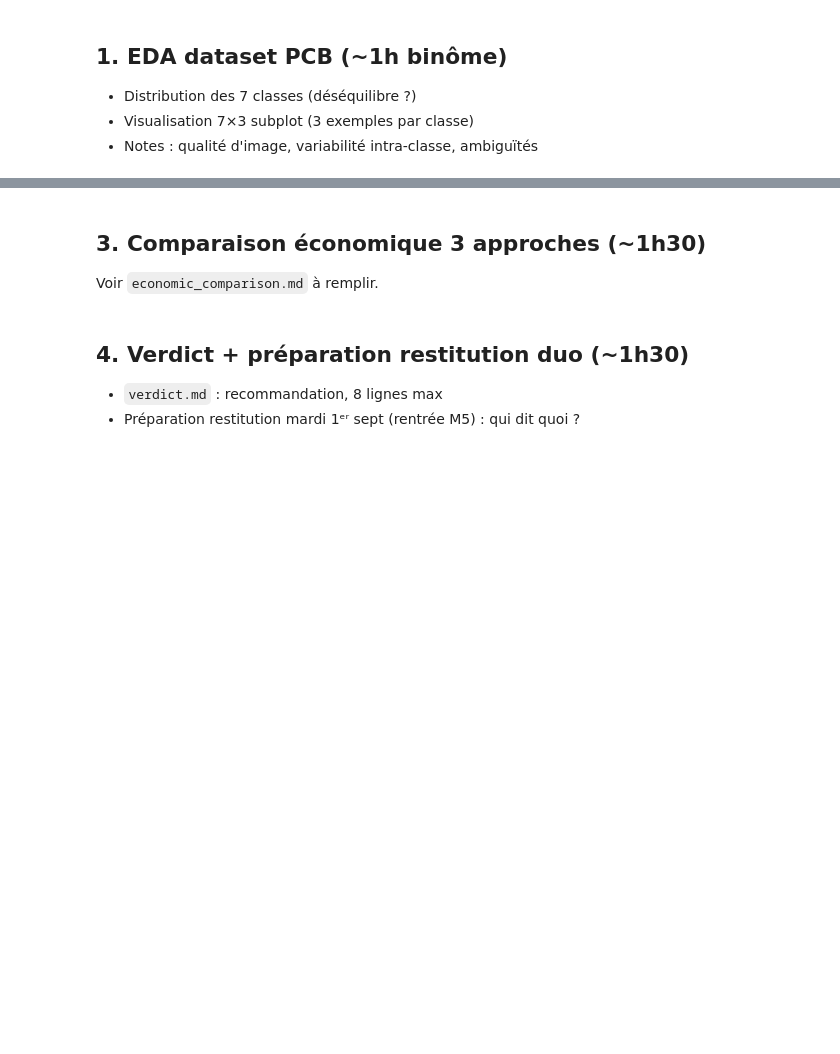
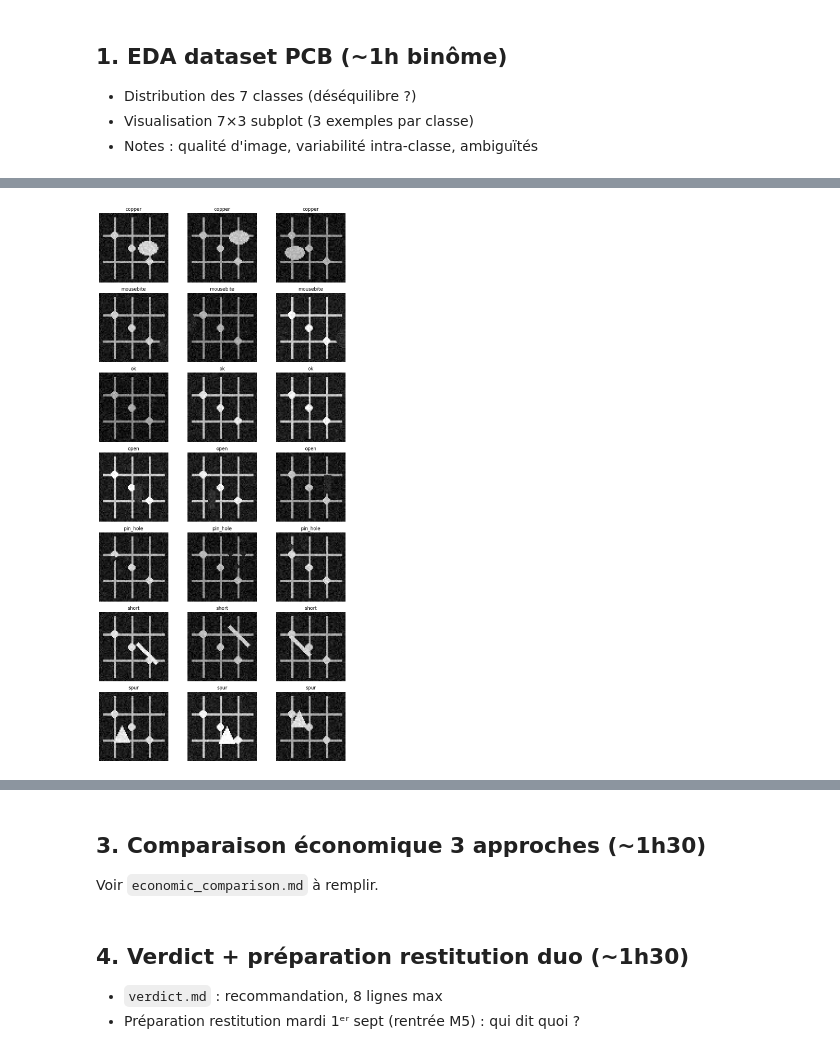
Before and after one commit to userZku/M4-B2-pcb-theo-romain, a Jupyter notebook: notebooks/M4-B2_romain.ipynb, the cells around one changed output, grey strips where cells are left out. Saved outputs shown, nothing was run; the diff lists cells and outputs as text; code cells hidden in the pictures; blank space fills up the shorter version.

```diff
--- a/notebooks/M4-B2_romain.ipynb
+++ b/notebooks/M4-B2_romain.ipynb
@@ -36,0 +85,17 @@ print(f"Device : {DEVICE}")
+# %%
+# TODO — distribution des classes
+from collections import Counter
+# Dans DATA_DIR on parcours chaque dossier de classe et on compte le nombre d'images
+for class_dir in DATA_DIR.iterdir():
+    if class_dir.is_dir():
+        num_images = len(list(class_dir.glob('*.png')))
+        print(f"Classe {class_dir.name} : {num_images} images")
+counts = Counter({class_dir.name: len(list(class_dir.glob('*.png'))) for class_dir in DATA_DIR.iterdir() if class_dir.is_dir()})
+
+print("\n")
+Total_images = sum(counts.values())
+print(f"Total images : {Total_images}")
+if Total_images != 2100:
+    print("Attention : le nombre total d'images n'est pas égal à 2100.")
+else:
+    print("Le nombre total d'images est correct (2100).")
@@ -36,0 +114,23 @@ print(f"Device : {DEVICE}")
+# %%
+# TODO — 3 exemples par classe en grille 7×3
+import matplotlib.pyplot as plt
+from torch import random
+
+# Affichage de 3 images par classe en grille 7x3
+fig, axes = plt.subplots(nrows=7, ncols=3, figsize=(10, 20))
+for i, (class_name, count) in enumerate(counts.items()):
+    # On prend 3 images aléatoires de chaque classe
+    all_image_paths = list((DATA_DIR / class_name).glob('*.png'))
+    idx = torch.randperm(len(all_image_paths))[:3].tolist()
+    image_paths = [all_image_paths[k] for k in idx]
+    for j, image_path in enumerate(image_paths):
+        # Conversion en RGB pour conserver les couleurs réelles des PNG (évite les faux colormaps)
+        with Image.open(image_path) as img:
+            axes[i, j].imshow(img.convert('RGB'))
+        axes[i, j].set_title(class_name)
+        axes[i, j].axis('off')
+
+plt.tight_layout()
+plt.show()
+# %% [output]
+[figure, added]
```
Also changed, not shown: parts of 8 cells of this notebook.
